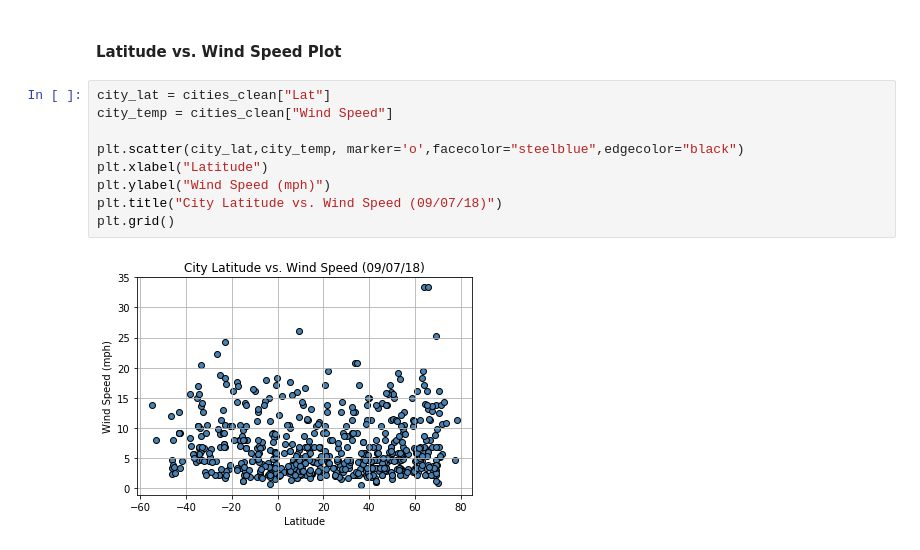
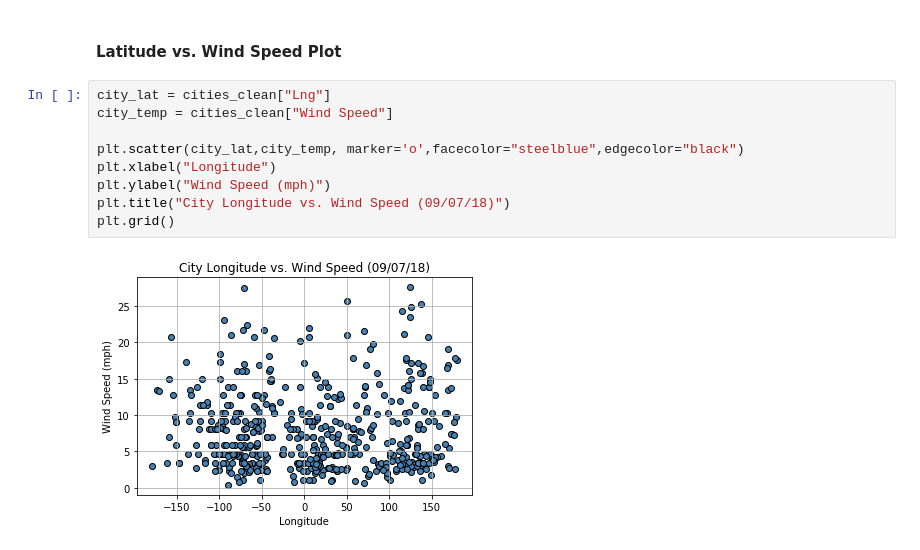
Before and after one commit to yuhsul1/API-Homework, a Jupyter notebook: Instructions/starter_code/WeatherPy.ipynb, the cells around one changed output. Drawn from its saved outputs; the diff is of its cells as text.

```diff
--- a/Instructions/starter_code/WeatherPy.ipynb
+++ b/Instructions/starter_code/WeatherPy.ipynb
@@ -227,13 +208,13 @@ plt.grid()
 # %% [markdown]
 #### Latitude vs. Wind Speed Plot
 # %%
-city_lat = cities_clean["Lat"]
+city_lat = cities_clean["Lng"]
 city_temp = cities_clean["Wind Speed"]
 
 plt.scatter(city_lat,city_temp, marker='o',facecolor="steelblue",edgecolor="black")
-plt.xlabel("Latitude")
+plt.xlabel("Longitude")
 plt.ylabel("Wind Speed (mph)")
-plt.title("City Latitude vs. Wind Speed (09/07/18)")
+plt.title("City Longitude vs. Wind Speed (09/07/18)")
 plt.grid()
 # %% [output]
-[figure, old version]
+[figure, new version]
```
Also changed, not shown: parts of 11 cells of this notebook, 1 other file.
